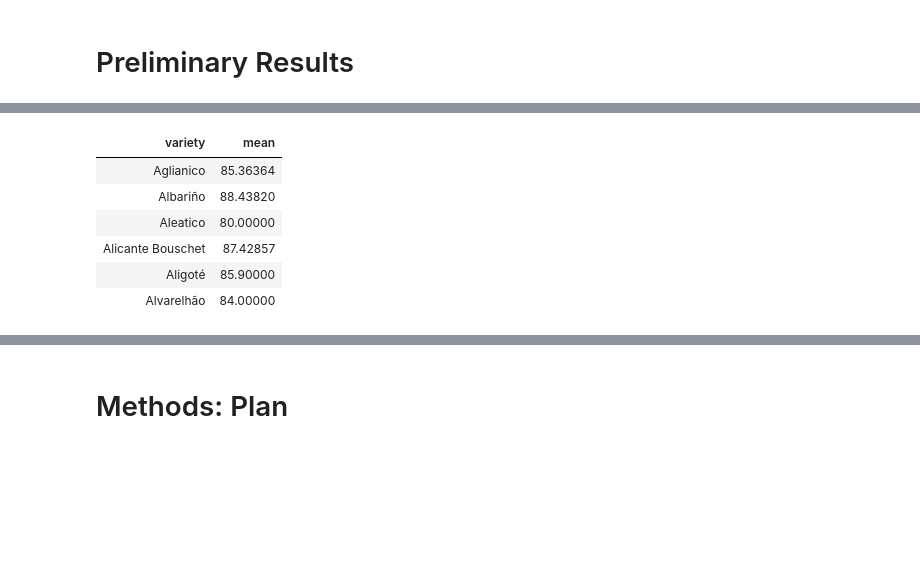
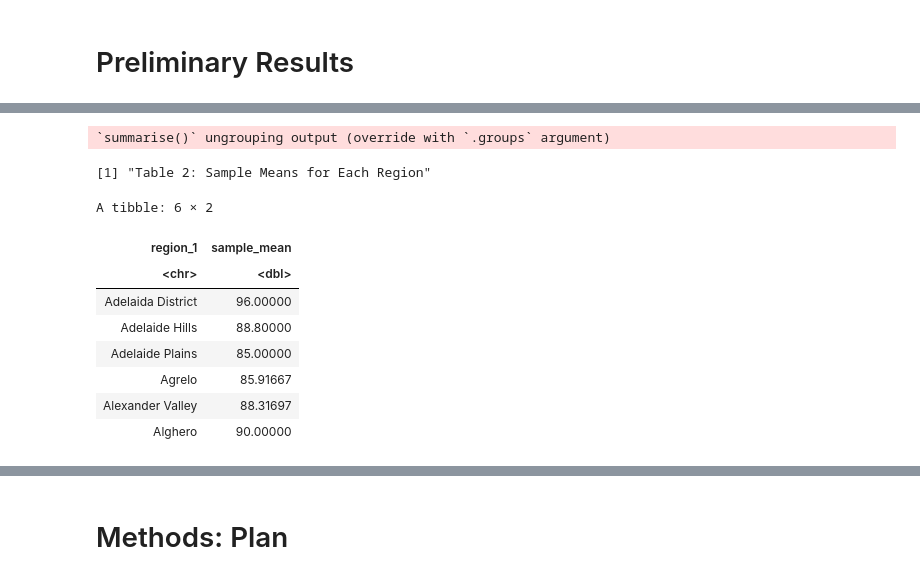
Before and after one commit to a-kong/stat201_project, a Jupyter notebook: proposal.ipynb, the cells around one changed output, grey strips where cells are left out. Drawn from its saved outputs; the diff is of its cells as text; code cells hidden in the pictures; blank space fills up the shorter version.

```diff
--- a/proposal.ipynb
+++ b/proposal.ipynb
@@ -51,0 +25,7 @@ head(wine)
+# %%
+cs_wine <- read_csv("winemag-data_first150k.csv") %>%
+        filter(variety == "Cabernet Sauvignon") %>%
+        select(points, region_1)
+
+"Table 1: The Data Set"
+head(cs_wine)
@@ -52,14 +59,20 @@ head(wine)
 # %%
-sampling_dist <- wine %>%
-                group_by(variety) %>%
-                summarize(mean = mean(points))
+sampling_dist <- cs_wine %>%
+                group_by(region_1) %>%
+                summarize(sample_mean = mean(points))
+
+"Table 2: Sample Means for Each Region"
 head(sampling_dist)
 # %% [output]
+`summarise()` ungrouping output (override with `.groups` argument)
+[1] "Table 2: Sample Means for Each Region"
+A tibble: 6 × 2
-| variety | mean |
-| Aglianico | 85.36364 |
-| Albariño | 88.43820 |
-| Aleatico | 80.00000 |
-| Alicante Bouschet | 87.42857 |
-| Aligoté | 85.90000 |
-| Alvarelhão | 84.00000 |
+| region_1 | sample_mean |
+| <chr> | <dbl> |
+| Adelaida District | 96.00000 |
+| Adelaide Hills | 88.80000 |
+| Adelaide Plains | 85.00000 |
+| Agrelo | 85.91667 |
+| Alexander Valley | 88.31697 |
+| Alghero | 90.00000 |
 # %%
```
Also changed, not shown: parts of 24 cells of this notebook.
